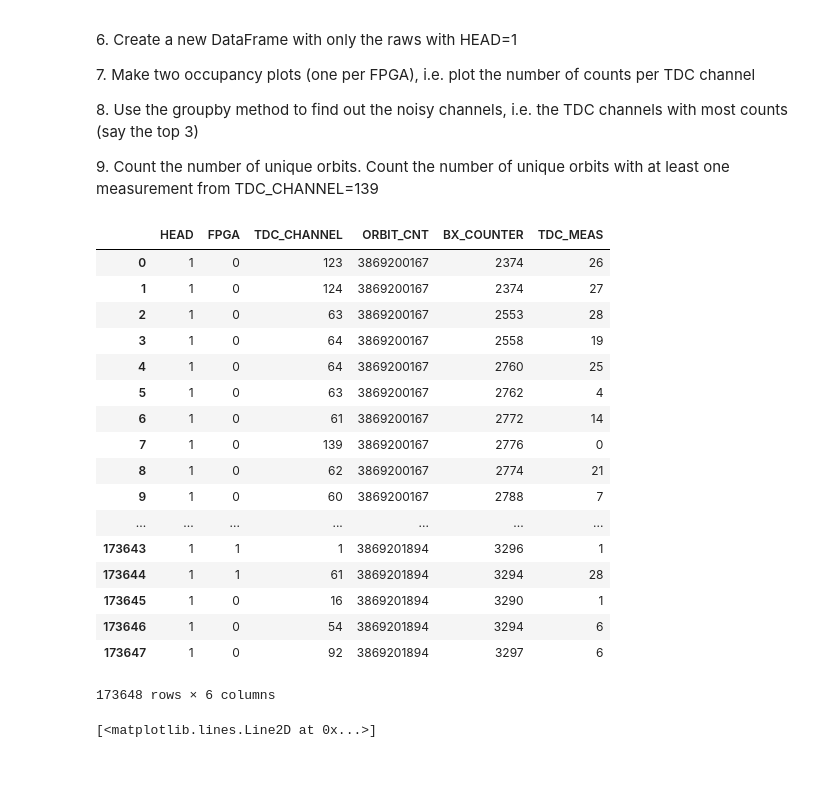
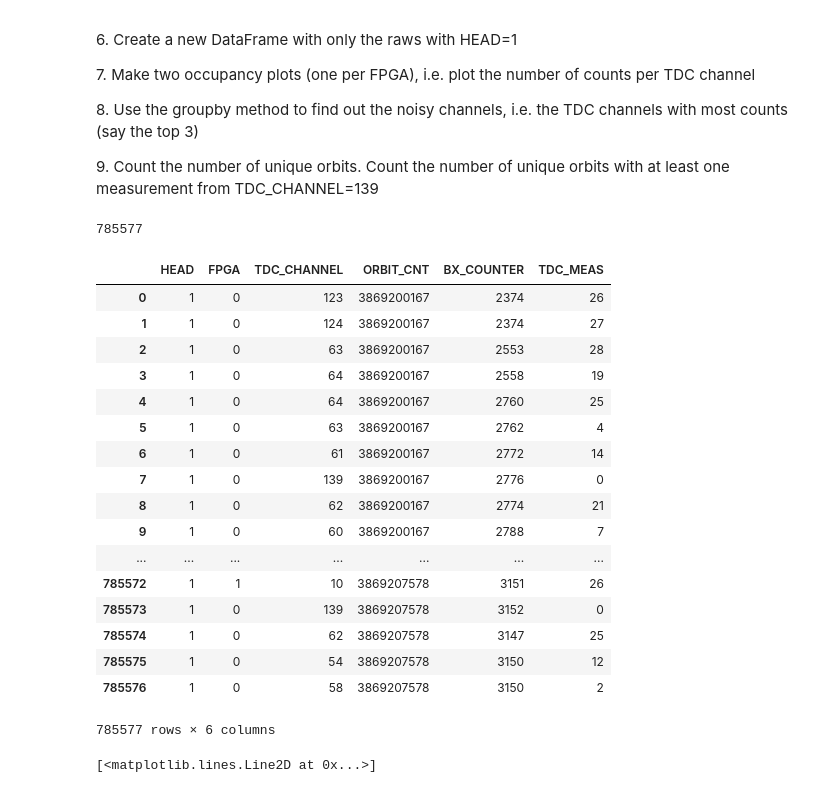
Before and after one commit to ceminente/LaboratoryOfComputationalPhysics, a Jupyter notebook: 05ex_Pandas.ipynb, the cells around one changed output. Drawn from its saved outputs; the diff is of its cells as text; code cells hidden in the pictures.

```diff
--- a/05ex_Pandas.ipynb
+++ b/05ex_Pandas.ipynb
@@ -29,28 +33,30 @@ data=pd.read_csv(file_name)
 n_max = data.shape[0]
 n_min = 10000
 # %%
-N = 173648
+N = npr.randint(n_min,n_max)
+print(N)
 data = data.iloc[:N,]
-#data
+data
 # %% [output]
+785577
 |  | HEAD | FPGA | TDC_CHANNEL | ORBIT_CNT | BX_COUNTER | TDC_MEAS |
 | 0 | 1 | 0 | 123 | 3869200167 | 2374 | 26 |
 | 1 | 1 | 0 | 124 | 3869200167 | 2374 | 27 |
 | 2 | 1 | 0 | 63 | 3869200167 | 2553 | 28 |
 | 3 | 1 | 0 | 64 | 3869200167 | 2558 | 19 |
 | 4 | 1 | 0 | 64 | 3869200167 | 2760 | 25 |
 | 5 | 1 | 0 | 63 | 3869200167 | 2762 | 4 |
 | 6 | 1 | 0 | 61 | 3869200167 | 2772 | 14 |
 | 7 | 1 | 0 | 139 | 3869200167 | 2776 | 0 |
 | 8 | 1 | 0 | 62 | 3869200167 | 2774 | 21 |
 | 9 | 1 | 0 | 60 | 3869200167 | 2788 | 7 |
 | ... | ... | ... | ... | ... | ... | ... |
-| 173643 | 1 | 1 | 1 | 3869201894 | 3296 | 1 |
-| 173644 | 1 | 1 | 61 | 3869201894 | 3294 | 28 |
-| 173645 | 1 | 0 | 16 | 3869201894 | 3290 | 1 |
-| 173646 | 1 | 0 | 54 | 3869201894 | 3294 | 6 |
-| 173647 | 1 | 0 | 92 | 3869201894 | 3297 | 6 |
+| 785572 | 1 | 1 | 10 | 3869207578 | 3151 | 26 |
+| 785573 | 1 | 0 | 139 | 3869207578 | 3152 | 0 |
+| 785574 | 1 | 0 | 62 | 3869207578 | 3147 | 25 |
+| 785575 | 1 | 0 | 54 | 3869207578 | 3150 | 12 |
+| 785576 | 1 | 0 | 58 | 3869207578 | 3150 | 2 |
-173648 rows × 6 columns
+785577 rows × 6 columns
 # %%
 import matplotlib.pyplot as plt
 %matplotlib inline
```
Also changed, not shown: parts of 12 cells of this notebook, 3 other files.
